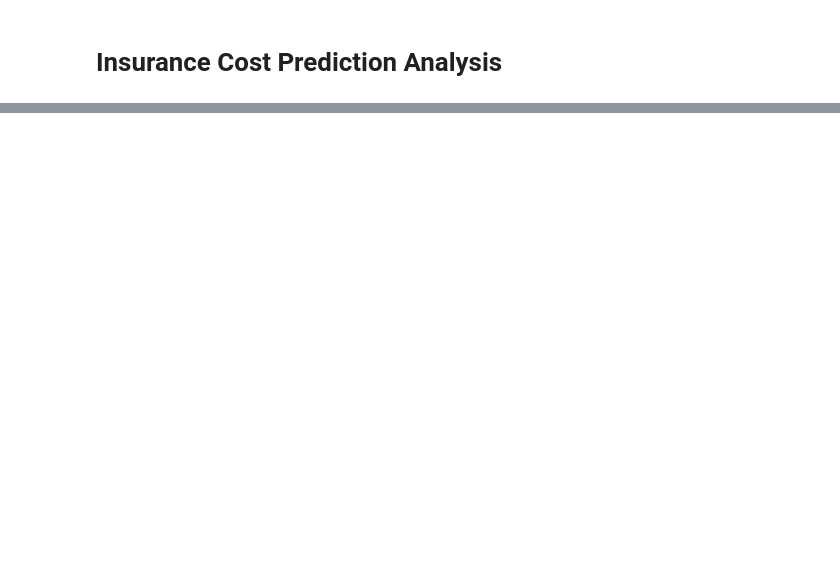
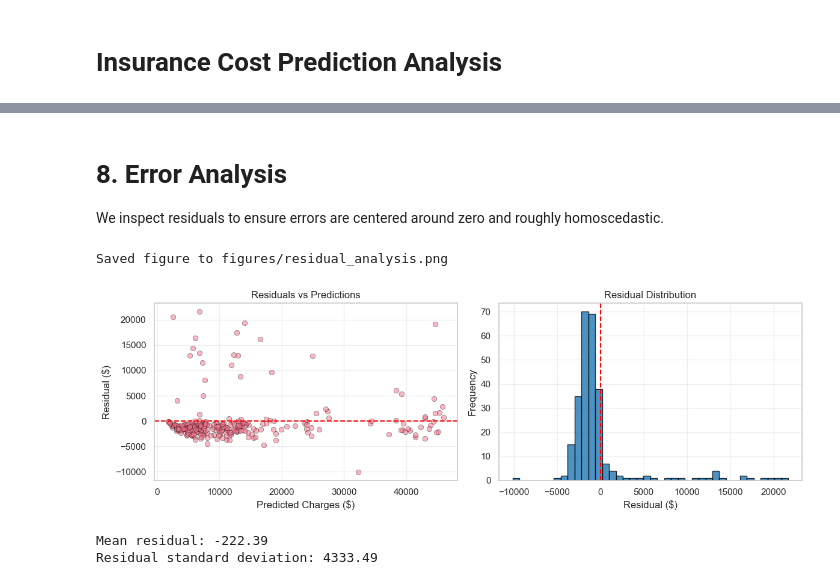
Before and after one commit to zheyuanlai/mini-hackathon, a Jupyter notebook: insurance_analysis.ipynb, the cells around one changed output, grey strips where cells are left out. Cells and saved outputs as stored; diff of their text form; code cells hidden in the pictures; blank space fills up the shorter version.

```diff
--- a/insurance_analysis.ipynb
+++ b/insurance_analysis.ipynb
@@ -284,0 +182,19 @@ Fairness concerns: Higher charges for smokers and older age are expected, but ch
+# %%
+baseline_models = {
+    "Linear Regression": LinearRegression(),
+    "Decision Tree": DecisionTreeRegressor(random_state=42),
+    "Random Forest": RandomForestRegressor(random_state=42, n_estimators=200)
+}
+
+trained_models = {}
+for name, model in baseline_models.items():
+    model.fit(X_train_scaled, y_train)
+    trained_models[name] = model
+
+print("Baseline performance on the test split:")
+for name, model in trained_models.items():
+    preds = model.predict(X_test_scaled)
+    r2 = r2_score(y_test, preds)
+    rmse = np.sqrt(mean_squared_error(y_test, preds))
+    mae = mean_absolute_error(y_test, preds)
+    print(f"  {name:16s} -> R^2: {r2:.4f}, RMSE: ${rmse:,.0f}, MAE: ${mae:,.0f}")
@@ -284,0 +365,34 @@ Fairness concerns: Higher charges for smokers and older age are expected, but ch
+# %% [markdown]
+# 8. Error Analysis
+
+We inspect residuals to ensure errors are centered around zero and roughly homoscedastic.
+# %%
+best_preds = xgb_best.predict(X_test_scaled)
+residuals = y_test - best_preds
+
+fig, axes = plt.subplots(1, 2, figsize=(12, 4))
+axes[0].scatter(best_preds, residuals, alpha=0.5, edgecolors="black", linewidth=0.5)
+axes[0].axhline(0, color="red", linestyle="--")
+axes[0].set_xlabel("Predicted Charges ($)")
+axes[0].set_ylabel("Residual ($)")
+axes[0].set_title("Residuals vs Predictions")
+axes[0].grid(True, alpha=0.3)
+
+axes[1].hist(residuals, bins=40, color="#1f77b4", alpha=0.8, edgecolor="black")
+axes[1].axvline(0, color="red", linestyle="--")
+axes[1].set_xlabel("Residual ($)")
+axes[1].set_ylabel("Frequency")
+axes[1].set_title("Residual Distribution")
+axes[1].grid(True, alpha=0.3)
+
+plt.tight_layout()
+savefig("residual_analysis.png")
+plt.show()
+
+print(f"Mean residual: {residuals.mean():.2f}")
+print(f"Residual standard deviation: {residuals.std():.2f}")
+# %% [output]
+Saved figure to figures/residual_analysis.png
+[figure, added]
+Mean residual: -222.39
+Residual standard deviation: 4333.49
```
Also changed, not shown: parts of 50 cells of this notebook, 17 other files.
